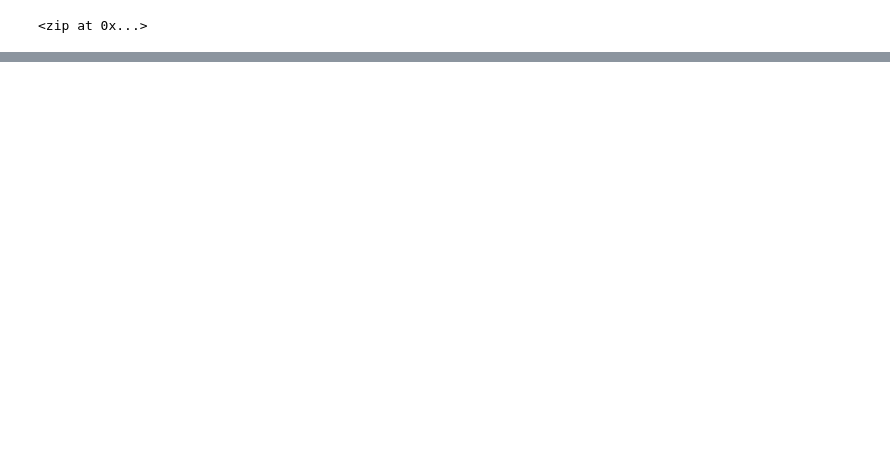
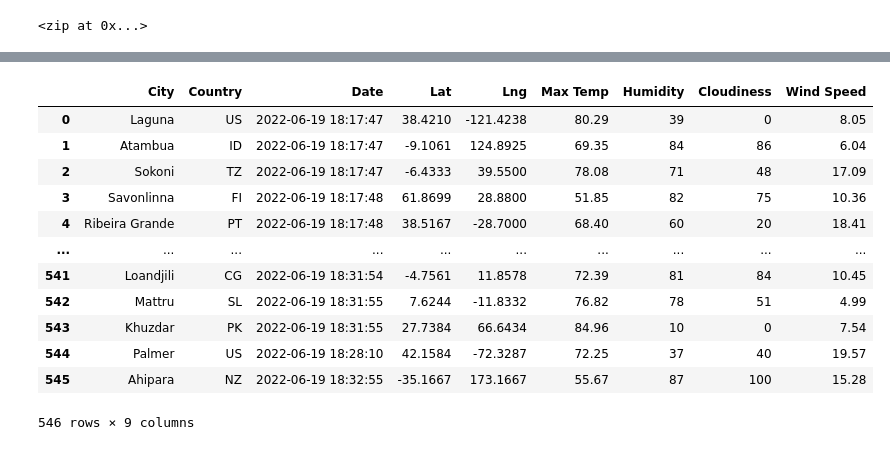
Before and after one commit to lgconsult/world_weather_analysis, a Jupyter notebook: weatherpy.ipynb, the cells around one changed output, grey strips where cells are left out. Drawn from its saved outputs; the diff is of its cells as text; code cells hidden in the pictures; blank space fills up the shorter version.

```diff
--- a/weatherpy.ipynb
+++ b/weatherpy.ipynb
@@ -54,0 +65,4 @@ len(cities)
+# %%
+# Starting URL for Weather Map API Call.
+url = "http://api.openweathermap.org/data/2.5/weather?units=Imperial&APPID=" + weather_api_key
+print(url)
@@ -54,0 +71,10 @@ len(cities)
+# %%
+# Create an empty list to hold the weather data.
+city_data = []
+# Print the beginning of the logging.
+print("Beginning Data Retrieval     ")
+print("-----------------------------")
+
+# Create counters.
+record_count = 1
+set_count = 1
@@ -54,0 +157,4 @@ len(cities)
+# %%
+# Convert the array of dictionaries to a Pandas DataFrame.
+city_data_df = pd.DataFrame(city_data)
+city_data_df.head(10)
@@ -54,0 +173,19 @@ len(cities)
+# %%
+new_column_order = ["City", "Country", "Date", "Lat", "Lng", "Max Temp", "Humidity", "Cloudiness", "Wind Speed"]
+city_data_df = city_data_df[new_column_order]
+# %%
+city_data_df
+# %% [output]
+|  | City | Country | Date | Lat | Lng | Max Temp | Humidity | Cloudiness | Wind Speed |
+| 0 | Laguna | US | 2022-06-19 18:17:47 | 38.4210 | -121.4238 | 80.29 | 39 | 0 | 8.05 |
+| 1 | Atambua | ID | 2022-06-19 18:17:47 | -9.1061 | 124.8925 | 69.35 | 84 | 86 | 6.04 |
+| 2 | Sokoni | TZ | 2022-06-19 18:17:47 | -6.4333 | 39.5500 | 78.08 | 71 | 48 | 17.09 |
+| 3 | Savonlinna | FI | 2022-06-19 18:17:48 | 61.8699 | 28.8800 | 51.85 | 82 | 75 | 10.36 |
+| 4 | Ribeira Grande | PT | 2022-06-19 18:17:48 | 38.5167 | -28.7000 | 68.40 | 60 | 20 | 18.41 |
+| ... | ... | ... | ... | ... | ... | ... | ... | ... | ... |
+| 541 | Loandjili | CG | 2022-06-19 18:31:54 | -4.7561 | 11.8578 | 72.39 | 81 | 84 | 10.45 |
+| 542 | Mattru | SL | 2022-06-19 18:31:55 | 7.6244 | -11.8332 | 76.82 | 78 | 51 | 4.99 |
+| 543 | Khuzdar | PK | 2022-06-19 18:31:55 | 27.7384 | 66.6434 | 84.96 | 10 | 0 | 7.54 |
+| 544 | Palmer | US | 2022-06-19 18:28:10 | 42.1584 | -72.3287 | 72.25 | 37 | 40 | 19.57 |
+| 545 | Ahipara | NZ | 2022-06-19 18:32:55 | -35.1667 | 173.1667 | 55.67 | 87 | 100 | 15.28 |
+546 rows × 9 columns
```
Also changed, not shown: parts of 10 cells of this notebook, 4 other files.
